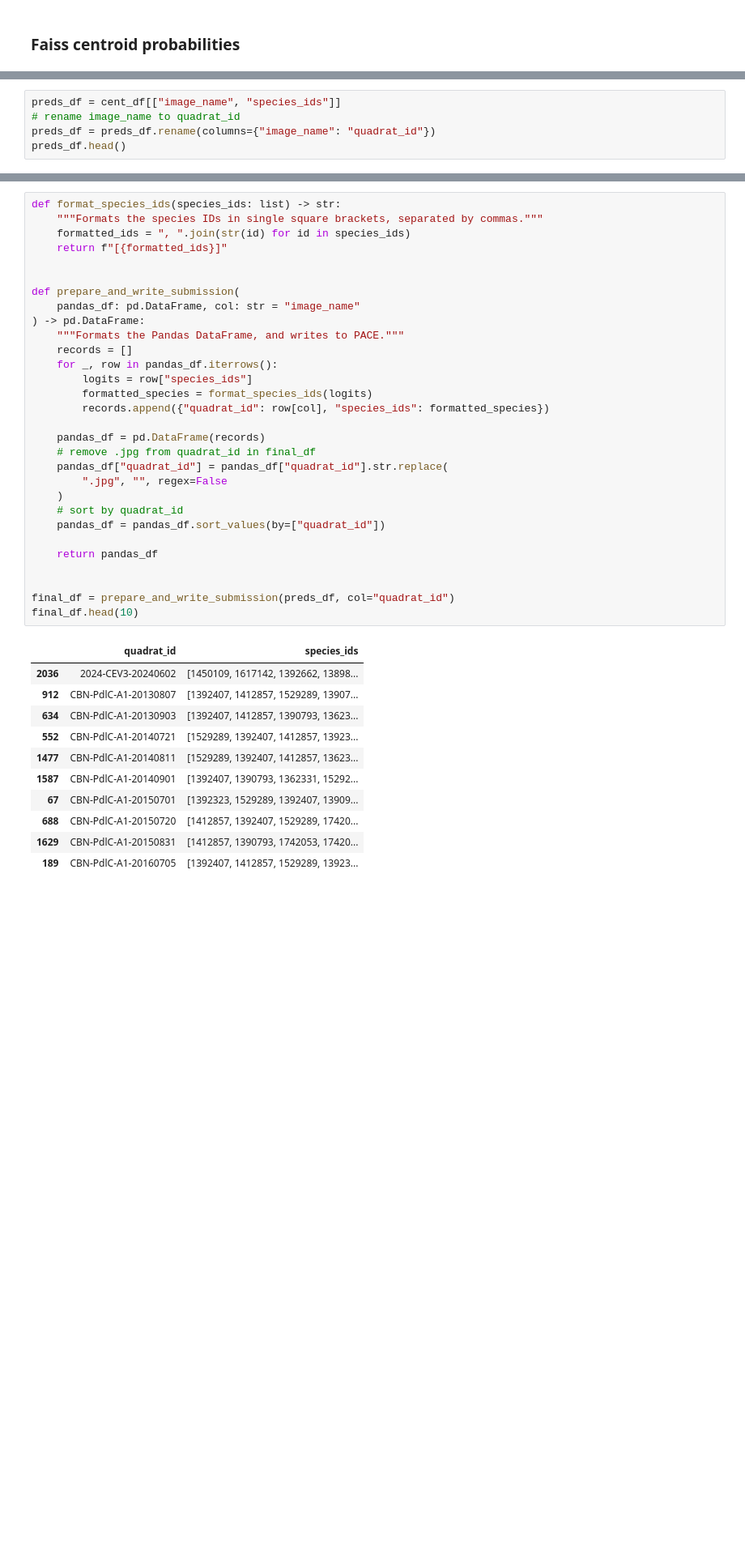
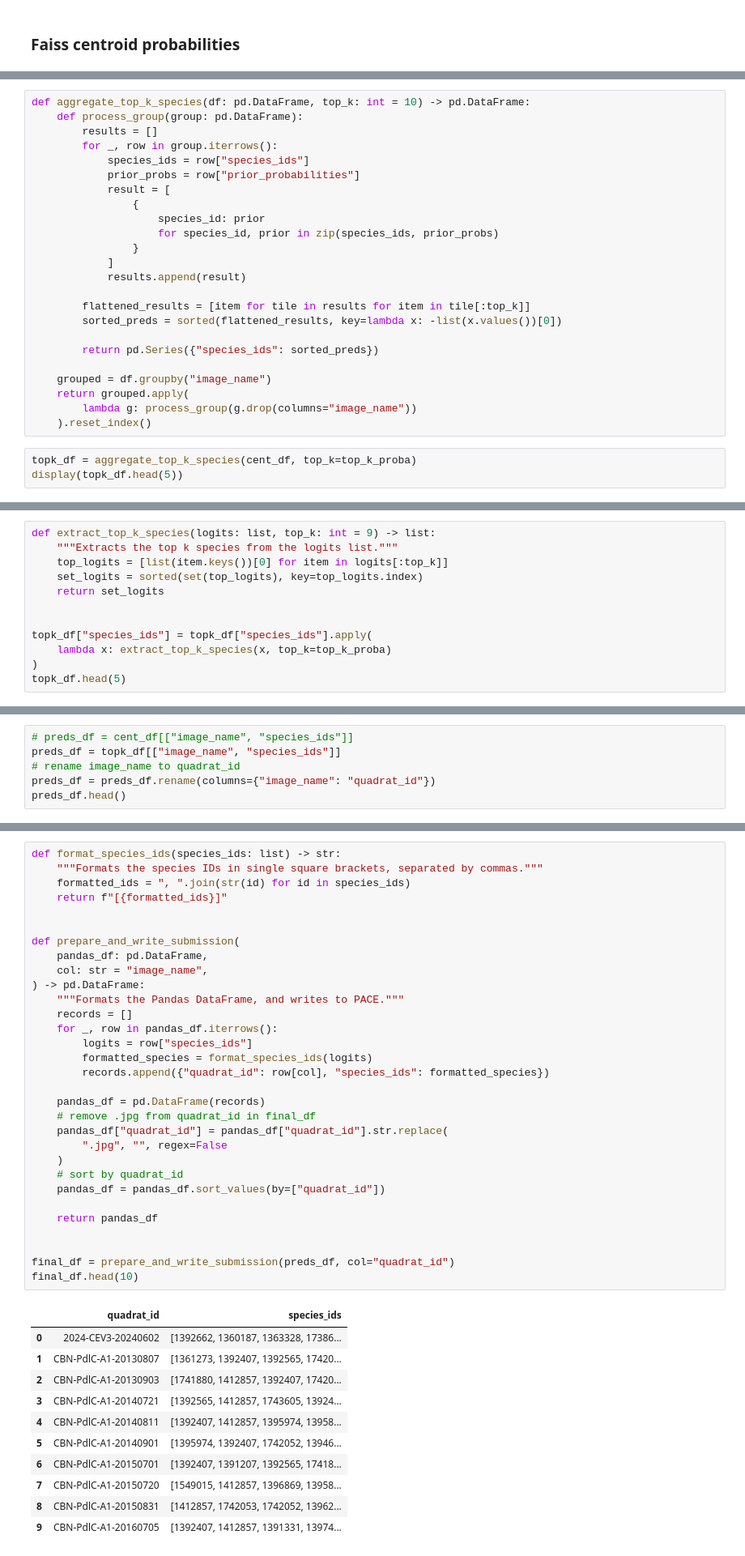
Before and after one commit to dsgt-arc/plantclef-2025, a Jupyter notebook: notebooks/classification/20250419-mg-centroids.ipynb, the cells around one changed output, grey strips where cells are left out. Shown: that part at 81% size. Cells and saved outputs as stored; diff of their text form; blank space fills up the shorter version.

```diff
--- a/notebooks/classification/20250419-mg-centroids.ipynb
+++ b/notebooks/classification/20250419-mg-centroids.ipynb
@@ -107,0 +123,27 @@ cent_df["species_ids"].iloc[0]
+# %%
+def aggregate_top_k_species(df: pd.DataFrame, top_k: int = 10) -> pd.DataFrame:
+    def process_group(group: pd.DataFrame):
+        results = []
+        for _, row in group.iterrows():
+            species_ids = row["species_ids"]
+            prior_probs = row["prior_probabilities"]
+            result = [
+                {
+                    species_id: prior
+                    for species_id, prior in zip(species_ids, prior_probs)
+                }
+            ]
+            results.append(result)
+
+        flattened_results = [item for tile in results for item in tile[:top_k]]
+        sorted_preds = sorted(flattened_results, key=lambda x: -list(x.values())[0])
+
+        return pd.Series({"species_ids": sorted_preds})
+
+    grouped = df.groupby("image_name")
+    return grouped.apply(
+        lambda g: process_group(g.drop(columns="image_name"))
+    ).reset_index()
+# %%
+topk_df = aggregate_top_k_species(cent_df, top_k=top_k_proba)
+display(topk_df.head(5))
@@ -107,0 +157,12 @@ cent_df["species_ids"].iloc[0]
+# %%
+def extract_top_k_species(logits: list, top_k: int = 9) -> list:
+    """Extracts the top k species from the logits list."""
+    top_logits = [list(item.keys())[0] for item in logits[:top_k]]
+    set_logits = sorted(set(top_logits), key=top_logits.index)
+    return set_logits
+
+
+topk_df["species_ids"] = topk_df["species_ids"].apply(
+    lambda x: extract_top_k_species(x, top_k=top_k_proba)
+)
+topk_df.head(5)
@@ -108,5 +176,6 @@ cent_df["species_ids"].iloc[0]
 # %%
-preds_df = cent_df[["image_name", "species_ids"]]
+# preds_df = cent_df[["image_name", "species_ids"]]
+preds_df = topk_df[["image_name", "species_ids"]]
 # rename image_name to quadrat_id
 preds_df = preds_df.rename(columns={"image_name": "quadrat_id"})
 preds_df.head()
@@ -121,44 +190,45 @@ preds_df.head()
 def format_species_ids(species_ids: list) -> str:
     """Formats the species IDs in single square brackets, separated by commas."""
     formatted_ids = ", ".join(str(id) for id in species_ids)
     return f"[{formatted_ids}]"
 
 
 def prepare_and_write_submission(
-    pandas_df: pd.DataFrame, col: str = "image_name"
+    pandas_df: pd.DataFrame,
+    col: str = "image_name",
 ) -> pd.DataFrame:
     """Formats the Pandas DataFrame, and writes to PACE."""
     records = []
     for _, row in pandas_df.iterrows():
         logits = row["species_ids"]
         formatted_species = format_species_ids(logits)
         records.append({"quadrat_id": row[col], "species_ids": formatted_species})
 
     pandas_df = pd.DataFrame(records)
     # remove .jpg from quadrat_id in final_df
     pandas_df["quadrat_id"] = pandas_df["quadrat_id"].str.replace(
         ".jpg", "", regex=False
     )
     # sort by quadrat_id
     pandas_df = pandas_df.sort_values(by=["quadrat_id"])
 
     return pandas_df
 
 
 final_df = prepare_and_write_submission(preds_df, col="quadrat_id")
 final_df.head(10)
 # %% [output]
 |  | quadrat_id | species_ids |
-| 2036 | 2024-CEV3-20240602 | [1450109, 1617142, 1392662, 13898... |
-| 912 | CBN-PdlC-A1-20130807 | [1392407, 1412857, 1529289, 13907... |
-| 634 | CBN-PdlC-A1-20130903 | [1392407, 1412857, 1390793, 13623... |
-| 552 | CBN-PdlC-A1-20140721 | [1529289, 1392407, 1412857, 13923... |
-| 1477 | CBN-PdlC-A1-20140811 | [1529289, 1392407, 1412857, 13623... |
-| 1587 | CBN-PdlC-A1-20140901 | [1392407, 1390793, 1362331, 15292... |
-| 67 | CBN-PdlC-A1-20150701 | [1392323, 1529289, 1392407, 13909... |
-| 688 | CBN-PdlC-A1-20150720 | [1412857, 1392407, 1529289, 17420... |
-| 1629 | CBN-PdlC-A1-20150831 | [1412857, 1390793, 1742053, 17420... |
-| 189 | CBN-PdlC-A1-20160705 | [1392407, 1412857, 1529289, 13923... |
+| 0 | 2024-CEV3-20240602 | [1392662, 1360187, 1363328, 17386... |
+| 1 | CBN-PdlC-A1-20130807 | [1361273, 1392407, 1392565, 17420... |
+| 2 | CBN-PdlC-A1-20130903 | [1741880, 1412857, 1392407, 17420... |
+| 3 | CBN-PdlC-A1-20140721 | [1392565, 1412857, 1743605, 13924... |
+| 4 | CBN-PdlC-A1-20140811 | [1392407, 1412857, 1395974, 13958... |
+| 5 | CBN-PdlC-A1-20140901 | [1395974, 1392407, 1742052, 13946... |
+| 6 | CBN-PdlC-A1-20150701 | [1392407, 1391207, 1392565, 17418... |
+| 7 | CBN-PdlC-A1-20150720 | [1549015, 1412857, 1396869, 13958... |
+| 8 | CBN-PdlC-A1-20150831 | [1412857, 1742053, 1742052, 13962... |
+| 9 | CBN-PdlC-A1-20160705 | [1392407, 1412857, 1391331, 13974... |
 # %%
 len(final_df), final_df.shape, final_df.columns
 # %% [output]
```
Also changed, not shown: parts of 13 cells of this notebook, 1 other file.
